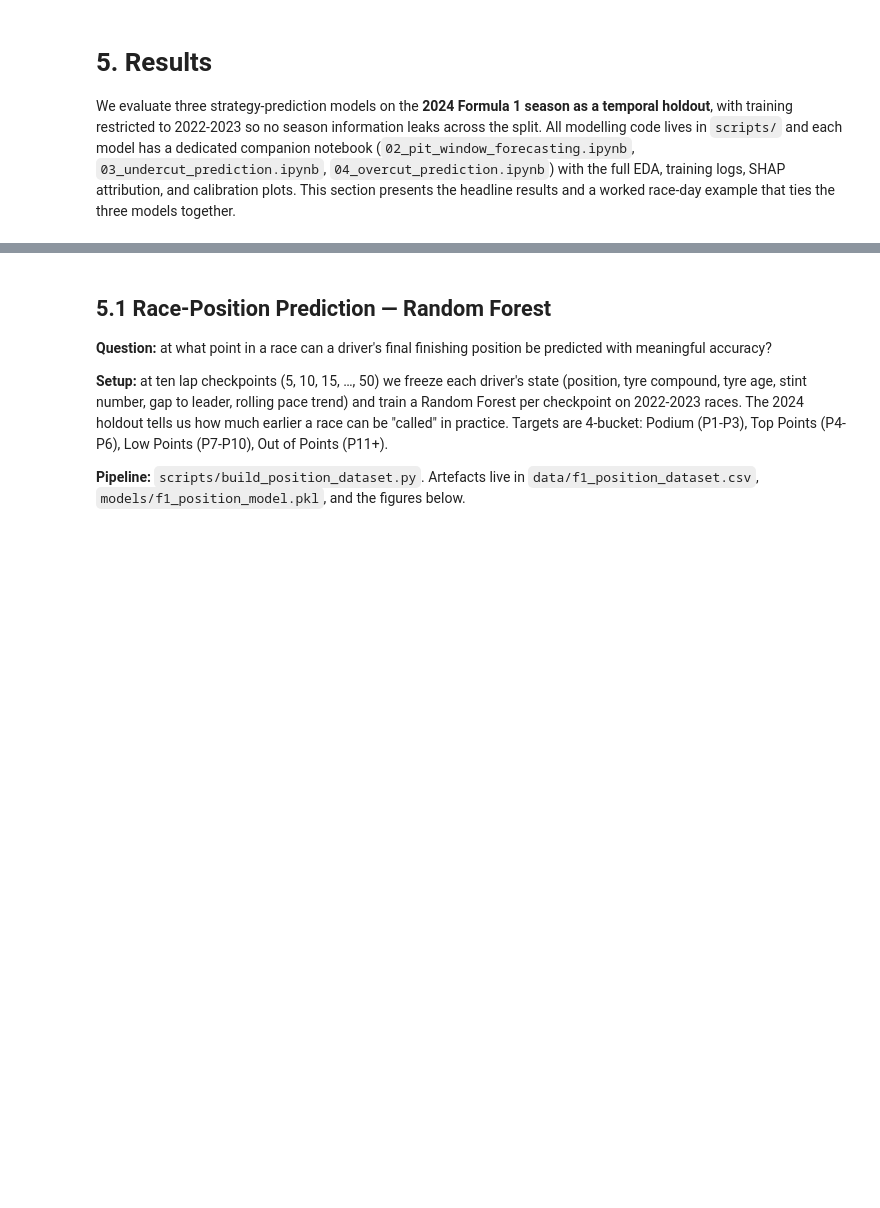
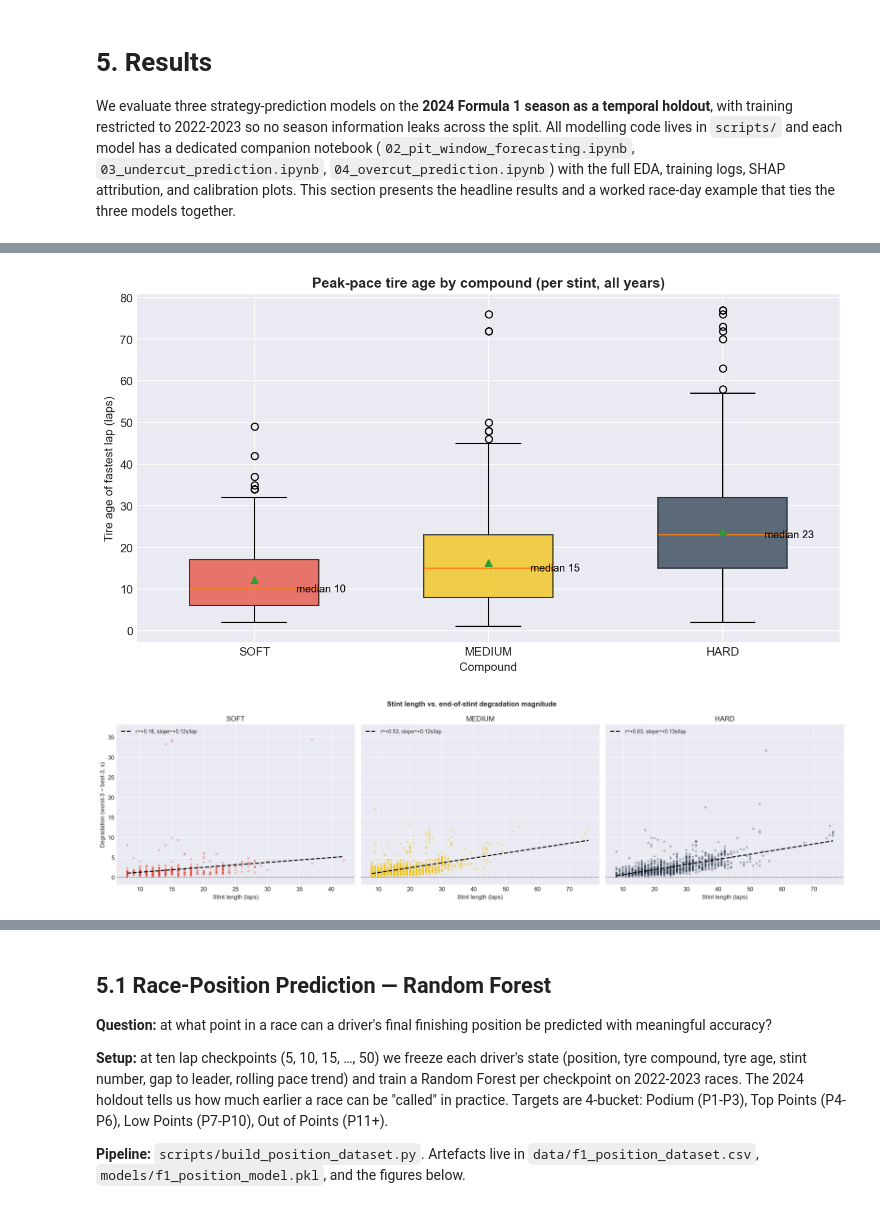
Before and after one commit to cooper-kerr/F1-Predictive-Analysis-Project, a Jupyter notebook: notebooks/01_milestone_report.ipynb, the cells around one changed output, grey strips where cells are left out. Drawn from its saved outputs; the diff is of its cells as text; code cells hidden in the pictures; blank space fills up the shorter version.

```diff
--- a/notebooks/01_milestone_report.ipynb
+++ b/notebooks/01_milestone_report.ipynb
@@ -181,0 +237,6 @@ We evaluate three strategy-prediction models on the **2024 Formula 1 season as a
+# %%
+display(Image(str(FIGURES_DIR / 'peak_age_by_compound.png')))
+display(Image(str(FIGURES_DIR / 'stint_length_vs_degradation.png')))
+# %% [output]
+[figure, added]
+[figure, added]
```
Also changed, not shown: parts of 4 cells of this notebook.
